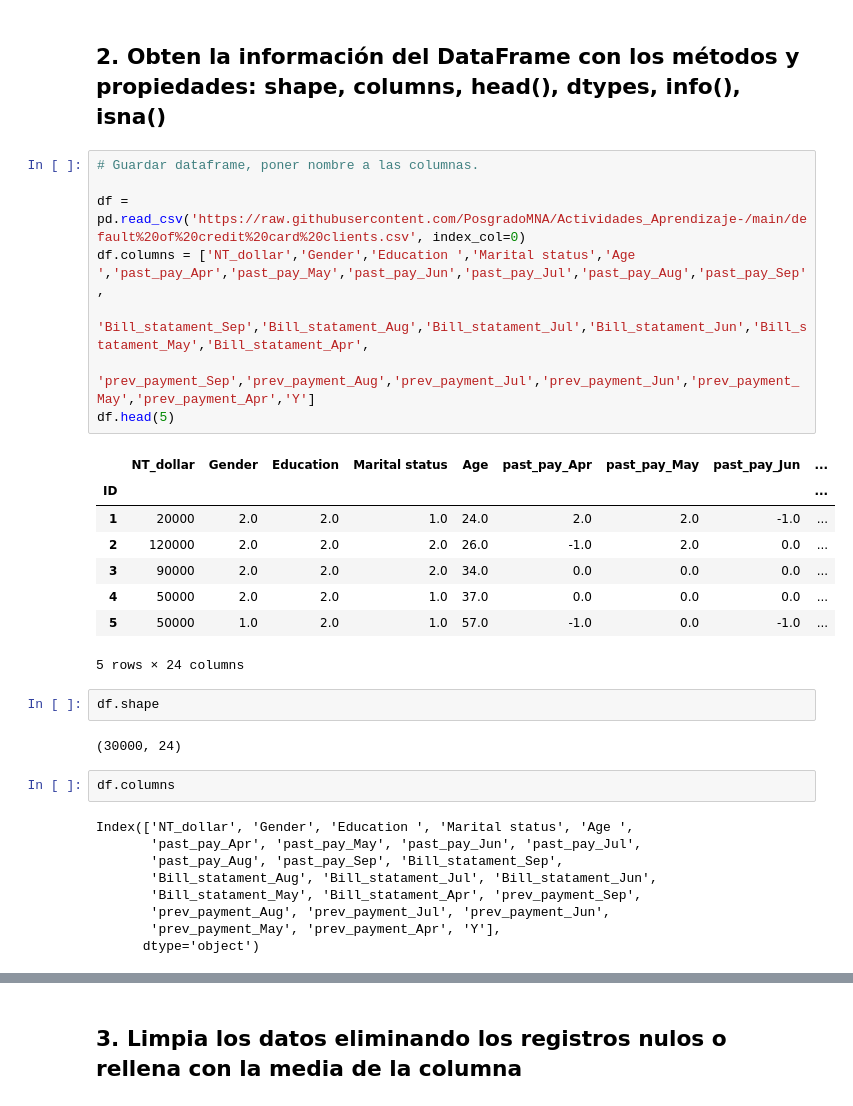
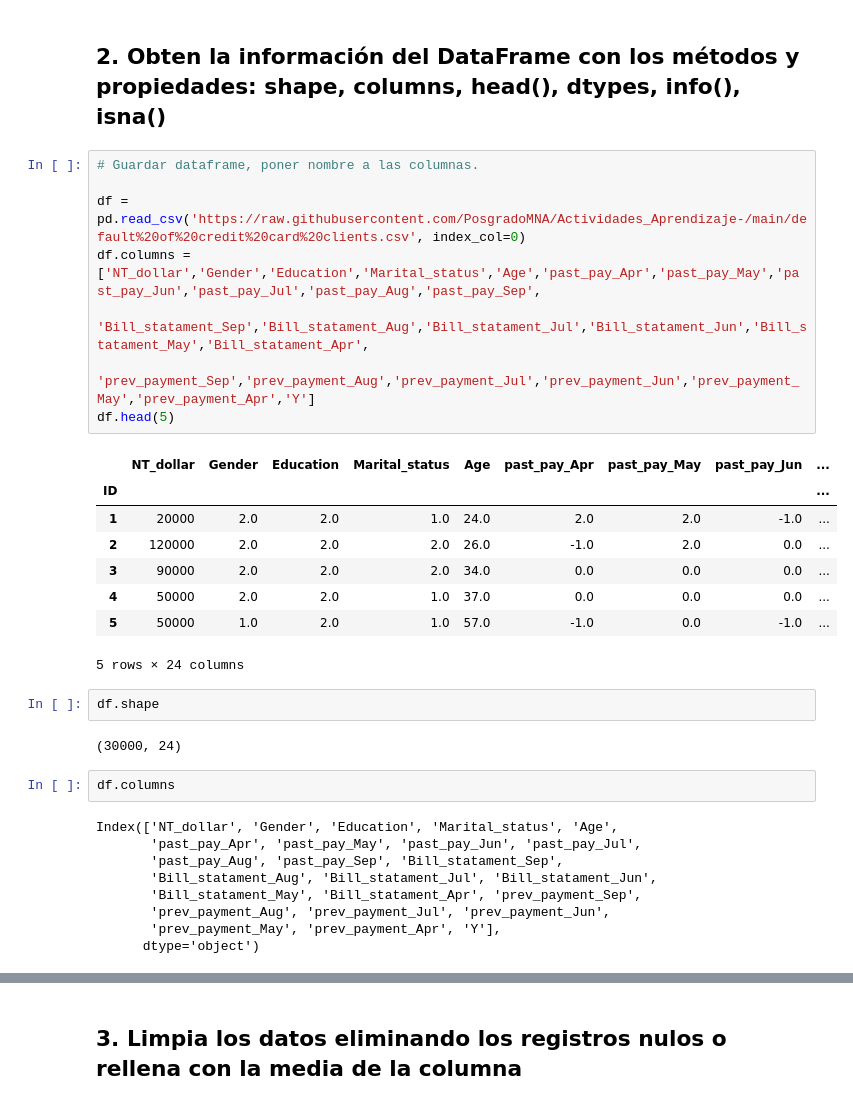
Before and after one commit to PosgradoMNA/actividades-de-aprendizaje-feracor, a Jupyter notebook: A01794022_Actividad_Semanal_6_visualizacion.ipynb, the cells around one changed output, grey strips where cells are left out. Drawn from its saved outputs; the diff is of its cells as text.

```diff
--- a/A01794022_Actividad_Semanal_6_visualizacion.ipynb
+++ b/A01794022_Actividad_Semanal_6_visualizacion.ipynb
@@ -45,13 +47,13 @@ df.head()
 # %%
 # Guardar dataframe, poner nombre a las columnas.
 
 df = pd.read_csv('https://raw.githubusercontent.com/PosgradoMNA/Actividades_Aprendizaje-/main/default%20of%20credit%20card%20clients.csv', index_col=0)
-df.columns = ['NT_dollar','Gender','Education ','Marital status','Age ','past_pay_Apr','past_pay_May','past_pay_Jun','past_pay_Jul','past_pay_Aug','past_pay_Sep',
+df.columns = ['NT_dollar','Gender','Education','Marital_status','Age','past_pay_Apr','past_pay_May','past_pay_Jun','past_pay_Jul','past_pay_Aug','past_pay_Sep',
               'Bill_statament_Sep','Bill_statament_Aug','Bill_statament_Jul','Bill_statament_Jun','Bill_statament_May','Bill_statament_Apr',
               'prev_payment_Sep','prev_payment_Aug','prev_payment_Jul','prev_payment_Jun','prev_payment_May','prev_payment_Apr','Y']
 df.head(5)
 # %% [output]
-|  | NT_dollar | Gender | Education | Marital status | Age | past_pay_Apr | past_pay_May | past_pay_Jun | ... |
+|  | NT_dollar | Gender | Education | Marital_status | Age | past_pay_Apr | past_pay_May | past_pay_Jun | ... |
 | ID |  |  |  |  |  |  |  |  | ... |
 | 1 | 20000 | 2.0 | 2.0 | 1.0 | 24.0 | 2.0 | 2.0 | -1.0 | ... |
 | 2 | 120000 | 2.0 | 2.0 | 2.0 | 26.0 | -1.0 | 2.0 | 0.0 | ... |
@@ -66,7 +68,7 @@ df.shape
 # %%
 df.columns
 # %% [output]
-Index(['NT_dollar', 'Gender', 'Education ', 'Marital status', 'Age ',
+Index(['NT_dollar', 'Gender', 'Education', 'Marital_status', 'Age',
        'past_pay_Apr', 'past_pay_May', 'past_pay_Jun', 'past_pay_Jul',
        'past_pay_Aug', 'past_pay_Sep', 'Bill_statament_Sep',
        'Bill_statament_Aug', 'Bill_statament_Jul', 'Bill_statament_Jun',
```
Also changed, not shown: parts of 20 cells of this notebook.
